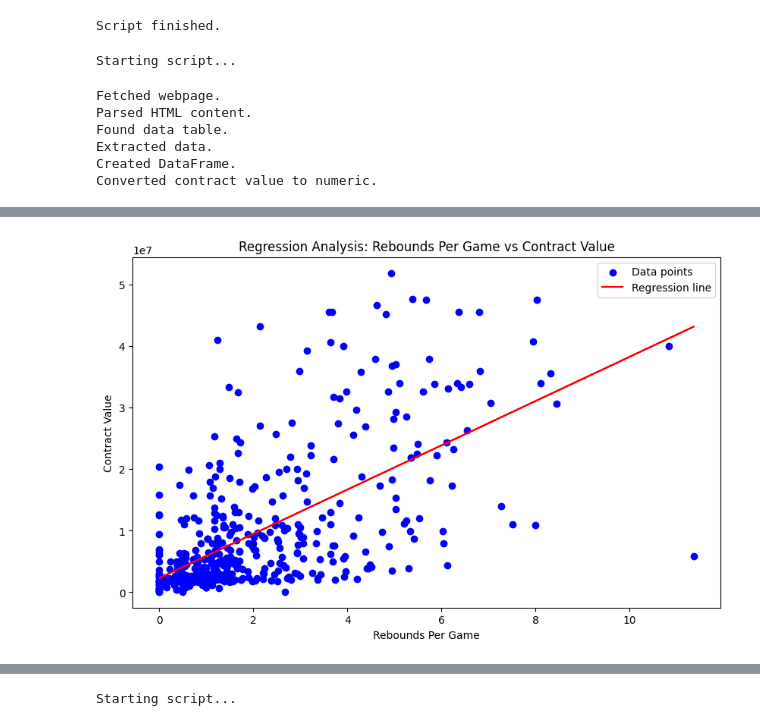
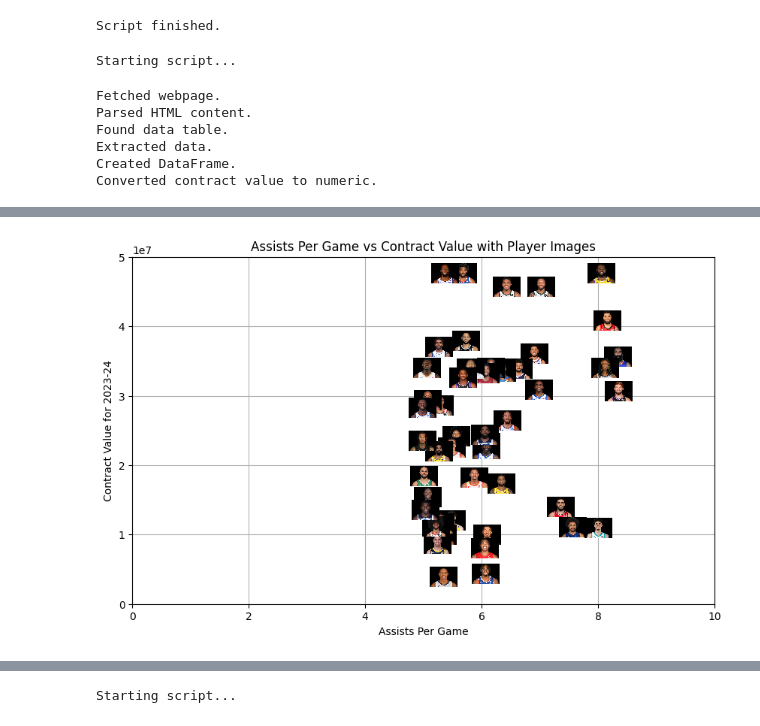
Before and after one commit to JadenFaste/STA141B-Project, a Jupyter notebook: Project.ipynb, the cells around one changed output, grey strips where cells are left out. Saved outputs shown, nothing was run; the diff lists cells and outputs as text; code cells hidden in the pictures.

```diff
--- a/Project.ipynb
+++ b/Project.ipynb
@@ -549,6 +549,11 @@ from nba_api.stats.static import players
 from nba_api.stats.endpoints import playergamelog
 import statsmodels.api as sm
 import time
+from PIL import Image
+from io import BytesIO
+from matplotlib.offsetbox import OffsetImage, AnnotationBbox
+import matplotlib.pyplot as plt
+
 
 print("Starting script...")
 # At the beginning of your script
@@ -560,6 +565,7 @@ pd.set_option('max_colwidth', -1)  # Display the full content of each field
 # Fetch the webpage
 url = "https://www.basketball-reference.com/contracts/players.html"
 response = requests.get(url)
+df1 = df1.sort_values(by='APG', ascending=False).head(50)
 print("Fetched webpage.")
 
 # Parse the HTML content
@@ -599,7 +605,7 @@ for player in all_players:
             try:
                 gamelog = playergamelog.PlayerGameLog(player_id=player['id']).get_data_frames()[0]
                 apg = gamelog['AST'].mean()  # Use 'REB' for rebounds
-                player_stats.append({'Name': player['full_name'], 'APG': apg})  # Use 'RPG' for rebounds per game
+                player_stats.append({'Name': player['full_name'], 'APG': apg, 'id': player['id']})  # Include player's ID
                 print(f"Fetched data for player {player['full_name']}.")
                 break
             except requests.exceptions.Timeout:
@@ -609,25 +615,35 @@ for player in all_players:
             print(f"Failed to fetch data for player {player['full_name']} after 5 attempts.")
 
 df1 = pd.DataFrame(player_stats)
-print("Created DataFrame with player's rebounds per game data.")
+df1 = df1.sort_values(by='APG', ascending=False).head(50)  # Get the top 50 players with the most assists
+print("Created DataFrame with player's assists per game data.")
 
 # Merge the contract data and points per game data
 df = pd.merge(df1, df2, on='Name')
+print(df)
 print("Merged data.")
 
-# Check for NaN values in 'RPG'
+# Check for NaN values in 'APG'
 print(df['APG'].isna().sum())
 
 # If there are NaN values, you might want to fill them with a specific value or drop the rows
 # For example, to fill NaN values with 0:
 df['APG'].fillna(0, inplace=True)
 
-# Check for infinite values in 'RPG'
+# Check for infinite values in 'APG'
 print((df['APG'] == float('inf')).sum())
 
 # If there are infinite values, you might want to replace them with a specific value
 # For example, to replace infinite values with a large number:
 df['APG'].replace(float('inf'), 9999999, inplace=True)
+
+# Check the data types of 'APG' and '2023-24'
+print(df['APG'].dtype)
+print(df['2023-24'].dtype)
+
+# Check the values of 'APG' and '2023-24'
+print(df['APG'])
+print(df['2023-24'])
 
 # Perform the regression analysis
 X = df[['APG']]  # Use 'RPG' for rebounds per game
@@ -640,17 +656,51 @@ print("Performed regression analysis.")
 # Print the regression summary as a table
 print(str(results.summary()))
 
-# Plot the regression
-plt.figure(figsize=(10, 6))
-plt.scatter(df['APG'], df['2023-24'], color='blue', label='Data points')  # Use 'RPG' for rebounds per game
-plt.plot(df['APG'], results.predict(X), color='red', label='Regression line')  # Use 'RPG' for rebounds per game
-plt.xlabel('Rebounds Per Game')  # Use 'Rebounds Per Game' for x-axis label
-plt.ylabel('Contract Value')
-plt.title('Regression Analysis: Rebounds Per Game vs Contract Value')  # Use 'Rebounds Per Game' for title
-plt.legend()
+def get_image(ax, url, zoom):
+    try:
+        response = requests.get(url, timeout=5)  # Add a timeout of 5 seconds
+        if response.status_code == 200 and 'image' in response.headers['Content-Type']:
+            img = Image.open(BytesIO(response.content)).convert('RGB')  # Convert image to RGB mode
+            return OffsetImage(img, zoom=zoom)
+        else:
+            print(f"Failed to fetch or identify image at {url}")
+            return None
+    except requests.exceptions.RequestException as e:
+        print(f"Request to {url} timed out or failed due to other issues.")
+        return None
+
+# Create the plot
+df['Image_URL'] = df['id'].apply(lambda id: f"https://ak-static.cms.nba.com/wp-content/uploads/headshots/nba/latest/260x190/{id}.png")
+
+# Create the plot
+fig, ax = plt.subplots(figsize=(10, 6))
+
+# Plot each point and add an image
+for index, row in df.iterrows():
+    x = row['APG']
+    y = row['2023-24']
+    print(f"Plotting player: {row['Name']}, APG: {x}, Contract: {y}")  # This will show the data being plotted.
+    image_url = row['Image_URL']
+    image = get_image(ax, image_url, zoom=0.1)
+
+    # Step 4: Validate the coordinates before plotting
+    if 0 <= x <= 10 and 0 <= y <= 50000000:  # Adjust the ranges based on expected APG and contract values
+        if image is not None:
+            ab = AnnotationBbox(image, (x, y), frameon=False, pad=0)
+            ax.add_artist(ab)
+        else:
+            print(f"Image not available for player: {row['Name']}")
+    else:
+        print(f"Skipping player with out-of-range values: {row['Name']}, APG: {x}, Contract: {y}")
+
+# Add labels and title
+plt.xlim(0, 10)  # Set the range of APG from 0 to 10
+plt.ylim(0, 50000000)  # Set the range of contract value from 0 to 50,000,000
+plt.xlabel('Assists Per Game')
+plt.ylabel('Contract Value for 2023-24')
+plt.title('Assists Per Game vs Contract Value with Player Images')
+plt.grid(True)
 plt.show()
-
-print("Script finished.")
 # %% [output]
 Starting script...
 Fetched webpage.
@@ -679 +746 @@ Notes:
-[figure, old version]
+[figure, new version]
```
Also changed, not shown: parts of 1 cell of this notebook.
